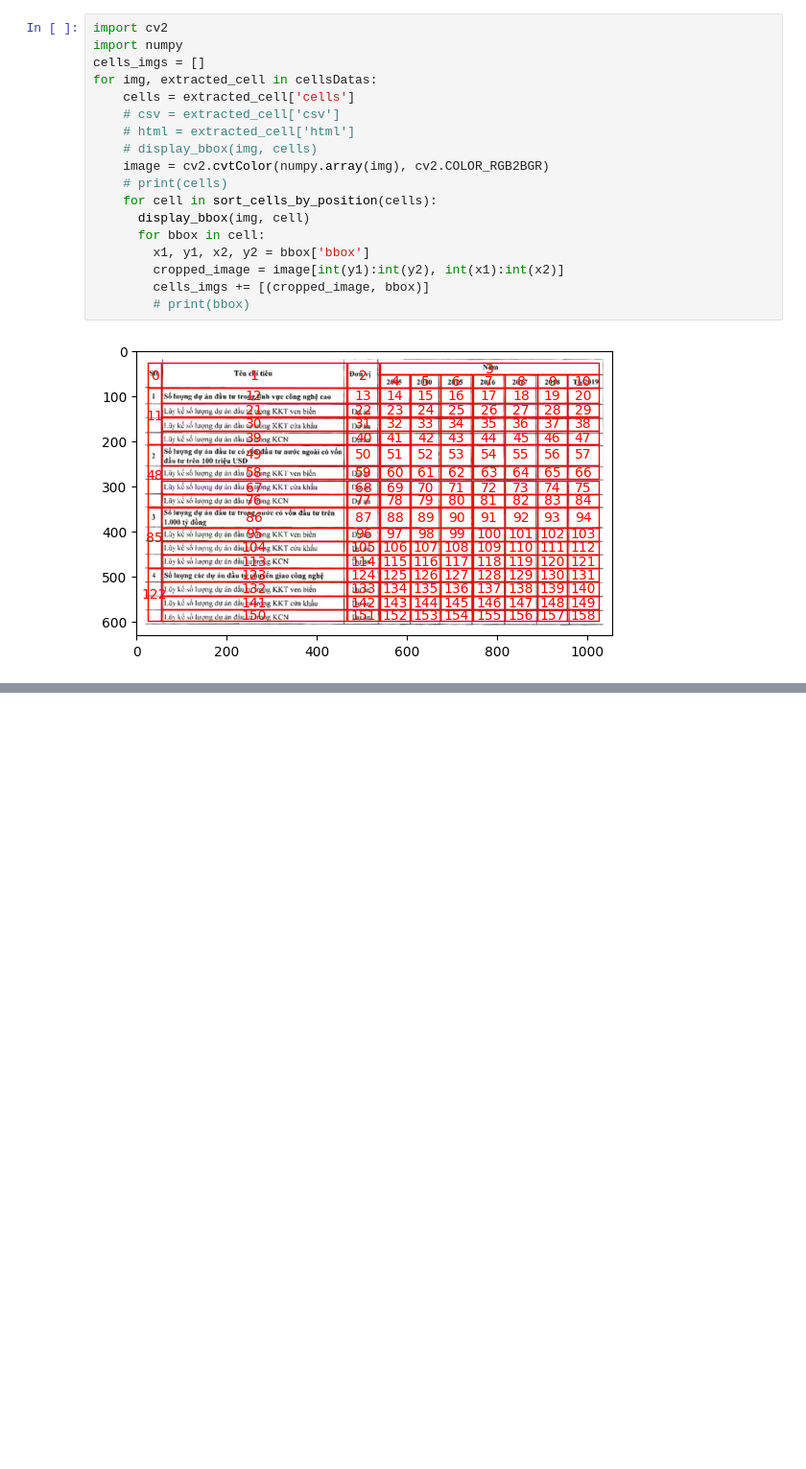
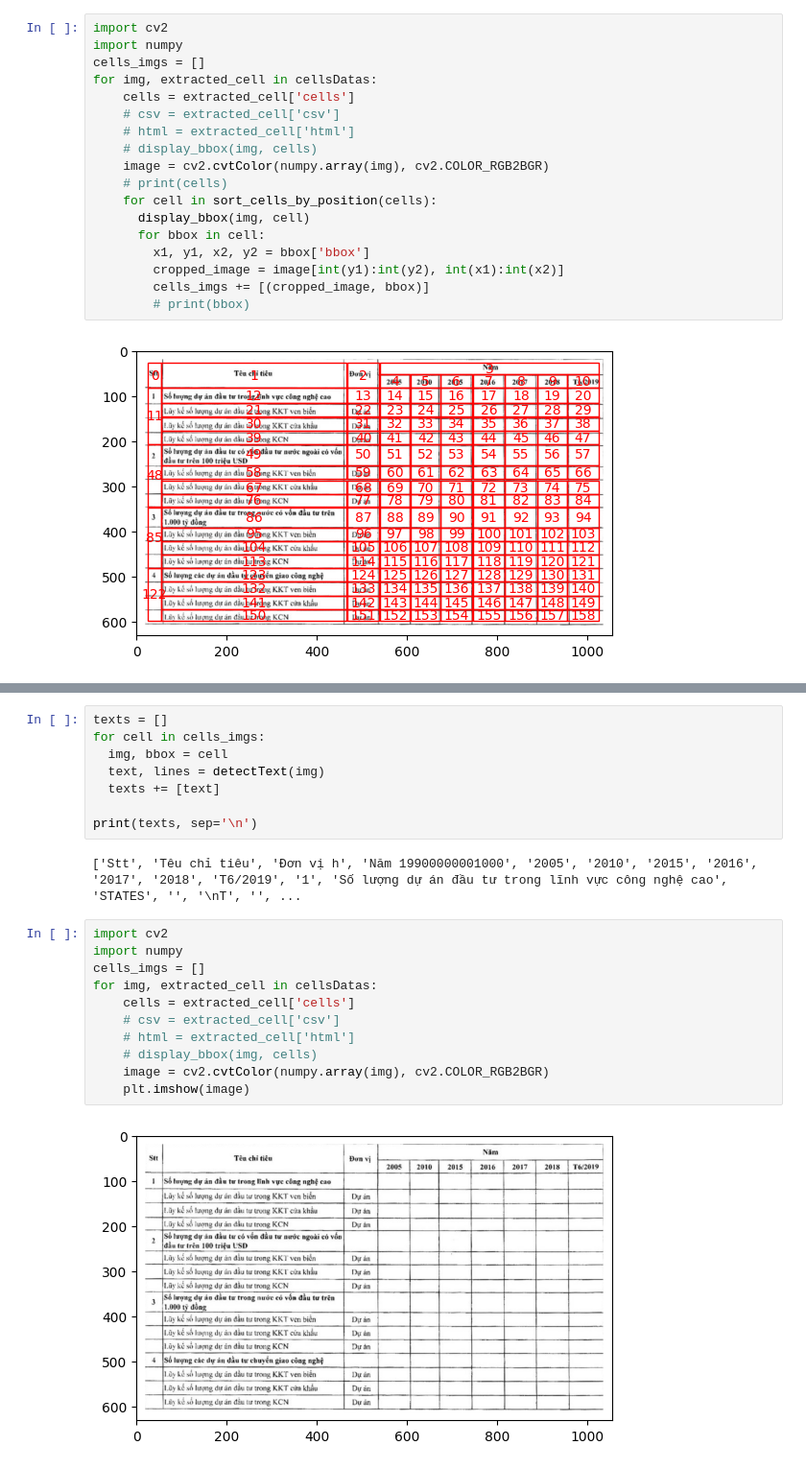
Before and after one commit to HoanChan/TableVision, a Jupyter notebook: Pubtables_Detect.ipynb, the cells around one changed output, grey strips where cells are left out. Shown at 96% size. Cells and saved outputs as stored; diff of their text form; blank space fills up the shorter version.

Commit message:
Cơ bản xử lý thành công nhận diện, còn sai OCR

```diff
--- a/Pubtables_Detect.ipynb
+++ b/Pubtables_Detect.ipynb
@@ -360,0 +399,23 @@ Số lượng dự ản đầu tư có vốn đầu tư nước ngoài có vốn
+# %%
+texts = []
+for cell in cells_imgs:
+  img, bbox = cell
+  text, lines = detectText(img)
+  texts += [text]
+
+print(texts, sep='\n')
+# %% [output]
+['Stt', 'Têu chỉ tiêu', 'Đơn vị h', 'Năm 19900000001000', '2005', '2010', '2015', '2016', '2017', '2018', 'T6/2019', '1', 'Số lượng dự án đầu tư trong lĩnh vực công nghệ cao', 'STATES', '', '\nT', '', ...
+# %%
+import cv2
+import numpy
+cells_imgs = []
+for img, extracted_cell in cellsDatas:
+    cells = extracted_cell['cells']
+    # csv = extracted_cell['csv']
+    # html = extracted_cell['html']
+    # display_bbox(img, cells)
+    image = cv2.cvtColor(numpy.array(img), cv2.COLOR_RGB2BGR)
+    plt.imshow(image)
+# %% [output]
+[figure, added]
```
Also changed, not shown: parts of 8 cells of this notebook.
